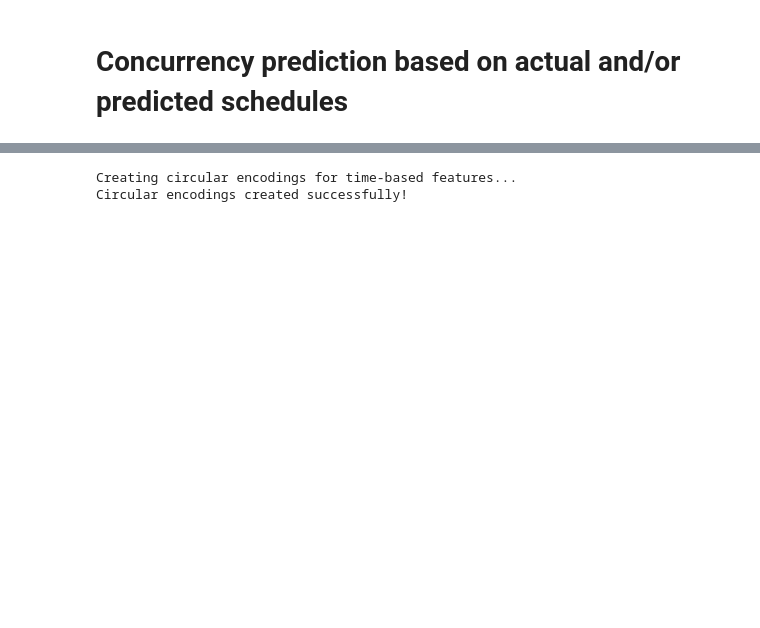
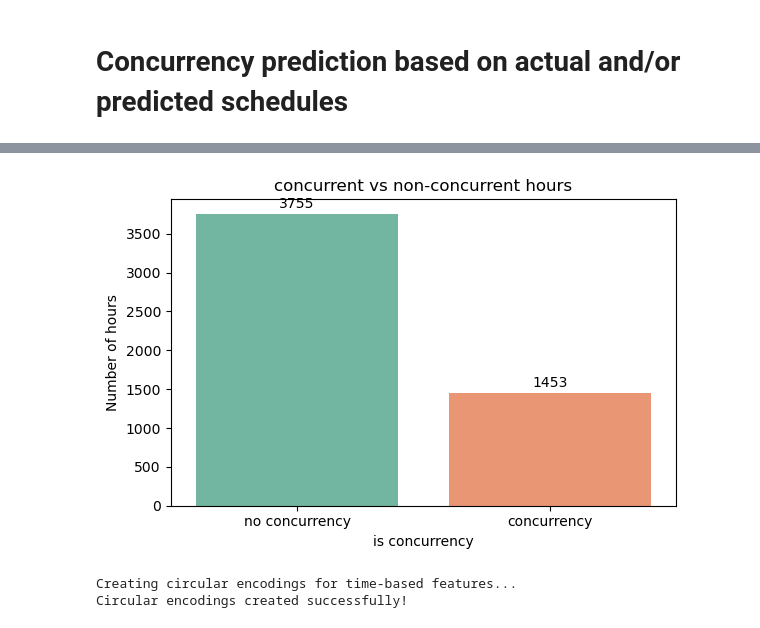
Before and after one commit to tobiasfremming/AvinorHackathon, a Jupyter notebook: prediction/concurrency_prediction.ipynb, the cells around one changed output, grey strips where cells are left out. Cells and saved outputs as stored; diff of their text form; code cells hidden in the pictures; blank space fills up the shorter version.

```diff
--- a/prediction/concurrency_prediction.ipynb
+++ b/prediction/concurrency_prediction.ipynb
@@ -91,0 +100,22 @@ max                   82.000000        1.000000
+# %%
+test_path_schedule= "/home/kristsey/AvinorHackathon/data/concurrency/scheduled_concurrency_october_24.csv"
+test_path_predicted= "/home/kristsey/AvinorHackathon/data/concurrency/predicted_concurrency_october_24.csv"
+test_path_actual= "/home/kristsey/AvinorHackathon/data/concurrency/actual_concurrency_october_24.csv"
+
+
+df_schedule_test = pd.read_csv(test_path_schedule) # retrieve test dataset for testing
+df_predicted_test = pd.read_csv(test_path_predicted) # retrieve test dataset for testing
+df_actual_test = pd.read_csv(test_path_actual)
+
+print(len(df_schedule_test),len(df_predicted_test), len(df_actual_test))
+
+# Create the main dataframe from scheduled/predicted data and set target values to actual values
+df_test = df_schedule_test[["airport_group","date","hour"]].copy()
+df_test[["scheduled_concurrency","scheduled_number_of_flights","scheduled_overlapping_time_minutes","scheduled_is_concurrency"]] = df_schedule_test[["concurrency","number_of_flights","overlapping_time_minutes","is_concurrency"]]
+df_test[["predicted_concurrency","predicted_number_of_flights","predicted_overlapping_time_minutes","predicted_is_concurrency"]] = df_predicted_test[["concurrency","number_of_flights","overlapping_time_minutes","is_concurrency"]]
+
+df_test["is_concurrency"] = df_actual_test["is_concurrency"] # set target values to actual values
+
+print(f"\nTarget variable distribution:")
+print(df_test["is_concurrency"].value_counts())
+print(f"Target variable type: {df_test['is_concurrency'].dtype}")
@@ -113,3 +152,24 @@ plt.show()
+# %%
+# Plot is_concurrency
+import matplotlib.pyplot as plt
+import seaborn as sns
+
+# Convert 'cancelled' to boolean for plotting
+cancel_bool = df_test["is_concurrency"].astype(bool)
+cancel_counts = cancel_bool.value_counts().sort_index()
+labels = ["no concurrency", "concurrency"]
+
+plt.figure(figsize=(6, 4))
+sns.barplot(x=labels, y=cancel_counts.values, palette="Set2")
+plt.title("concurrent vs non-concurrent hours")
+plt.ylabel("Number of hours")
+plt.xlabel("is concurrency")
+for i, v in enumerate(cancel_counts.values):
+    plt.text(i, v + max(cancel_counts.values) * 0.01, str(v), ha="center", va="bottom")
+plt.tight_layout()
+plt.show()
+# %% [output]
+[figure, added]
 # %%
 df_processed = df.copy()
 # Convert date and time columns to datetime
```
Also changed, not shown: parts of 17 cells of this notebook, 18 other files.
